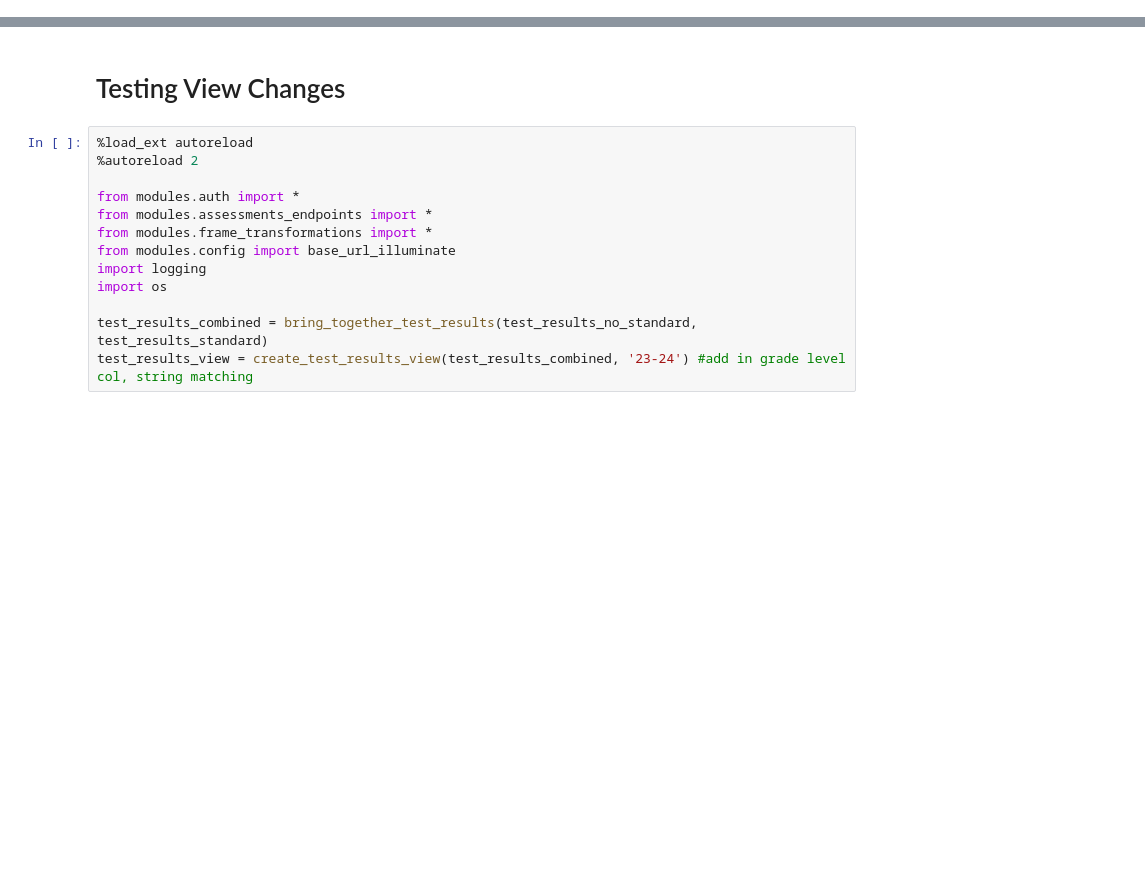
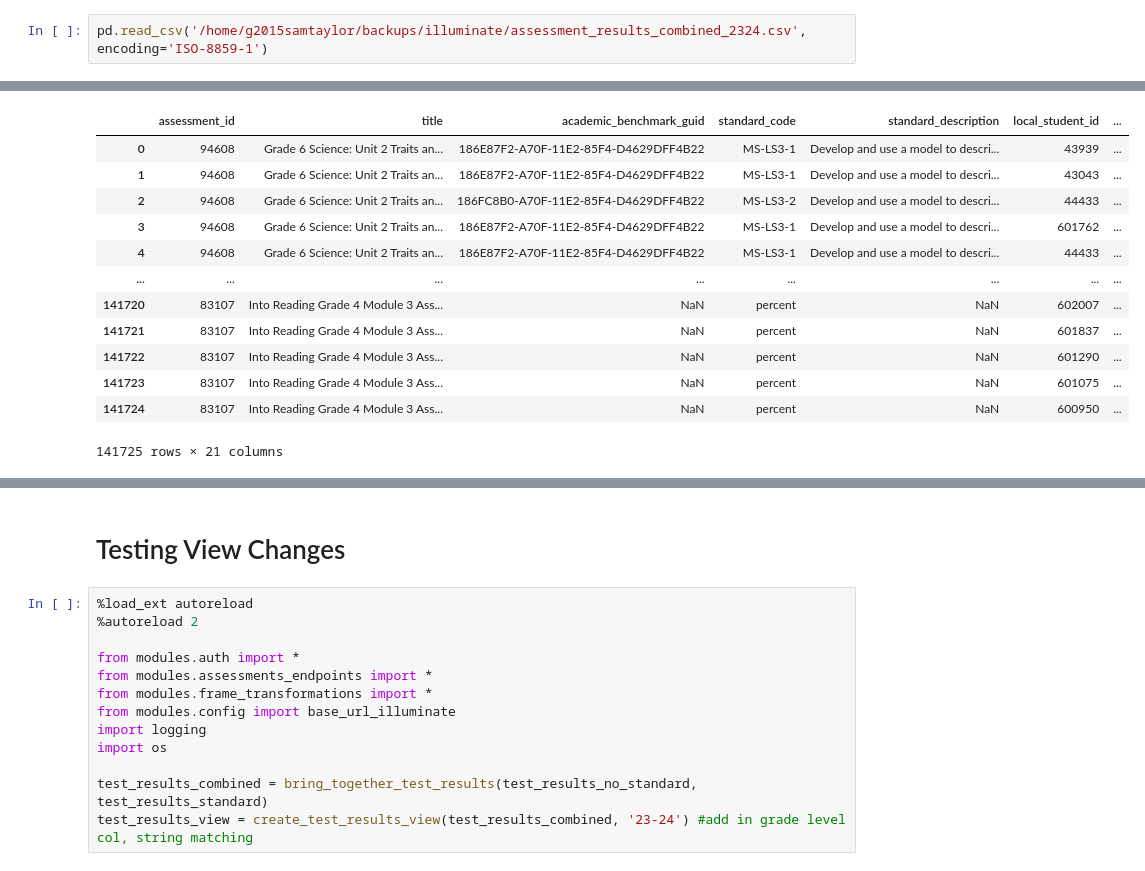
Before and after one commit to schooldataservices/illuminate_pyspark_icef, a Jupyter notebook: test.ipynb, the cells around one changed output, grey strips where cells are left out. Saved outputs shown, nothing was run; the diff lists cells and outputs as text; blank space fills up the shorter version.

```diff
--- a/test.ipynb
+++ b/test.ipynb
@@ -31,0 +101,3 @@ test_results_view = create_test_results_view(test_results_combined, '24-25') #ad
+# %%
+pd.read_csv('/home/g2015samtaylor/backups/illuminate/assessment_results_combined_2324.csv', encoding='ISO-8859-1')
+# %% [output]
@@ -31,0 +105,13 @@ test_results_view = create_test_results_view(test_results_combined, '24-25') #ad
+|  | assessment_id | title | academic_benchmark_guid | standard_code | standard_description | local_student_id | ... |
+| 0 | 94608 | Grade 6 Science: Unit 2 Traits an... | 186E87F2-A70F-11E2-85F4-D4629DFF4B22 | MS-LS3-1 | Develop and use a model to descri... | 43939 | ... |
+| 1 | 94608 | Grade 6 Science: Unit 2 Traits an... | 186E87F2-A70F-11E2-85F4-D4629DFF4B22 | MS-LS3-1 | Develop and use a model to descri... | 43043 | ... |
+| 2 | 94608 | Grade 6 Science: Unit 2 Traits an... | 186FC8B0-A70F-11E2-85F4-D4629DFF4B22 | MS-LS3-2 | Develop and use a model to descri... | 44433 | ... |
+| 3 | 94608 | Grade 6 Science: Unit 2 Traits an... | 186E87F2-A70F-11E2-85F4-D4629DFF4B22 | MS-LS3-1 | Develop and use a model to descri... | 601762 | ... |
+| 4 | 94608 | Grade 6 Science: Unit 2 Traits an... | 186E87F2-A70F-11E2-85F4-D4629DFF4B22 | MS-LS3-1 | Develop and use a model to descri... | 44433 | ... |
+| ... | ... | ... | ... | ... | ... | ... | ... |
+| 141720 | 83107 | Into Reading Grade 4 Module 3 Ass... | NaN | percent | NaN | 602007 | ... |
+| 141721 | 83107 | Into Reading Grade 4 Module 3 Ass... | NaN | percent | NaN | 601837 | ... |
+| 141722 | 83107 | Into Reading Grade 4 Module 3 Ass... | NaN | percent | NaN | 601290 | ... |
+| 141723 | 83107 | Into Reading Grade 4 Module 3 Ass... | NaN | percent | NaN | 601075 | ... |
+| 141724 | 83107 | Into Reading Grade 4 Module 3 Ass... | NaN | percent | NaN | 600950 | ... |
+141725 rows × 21 columns
```
Also changed, not shown: parts of 7 cells of this notebook, 4 other files.
